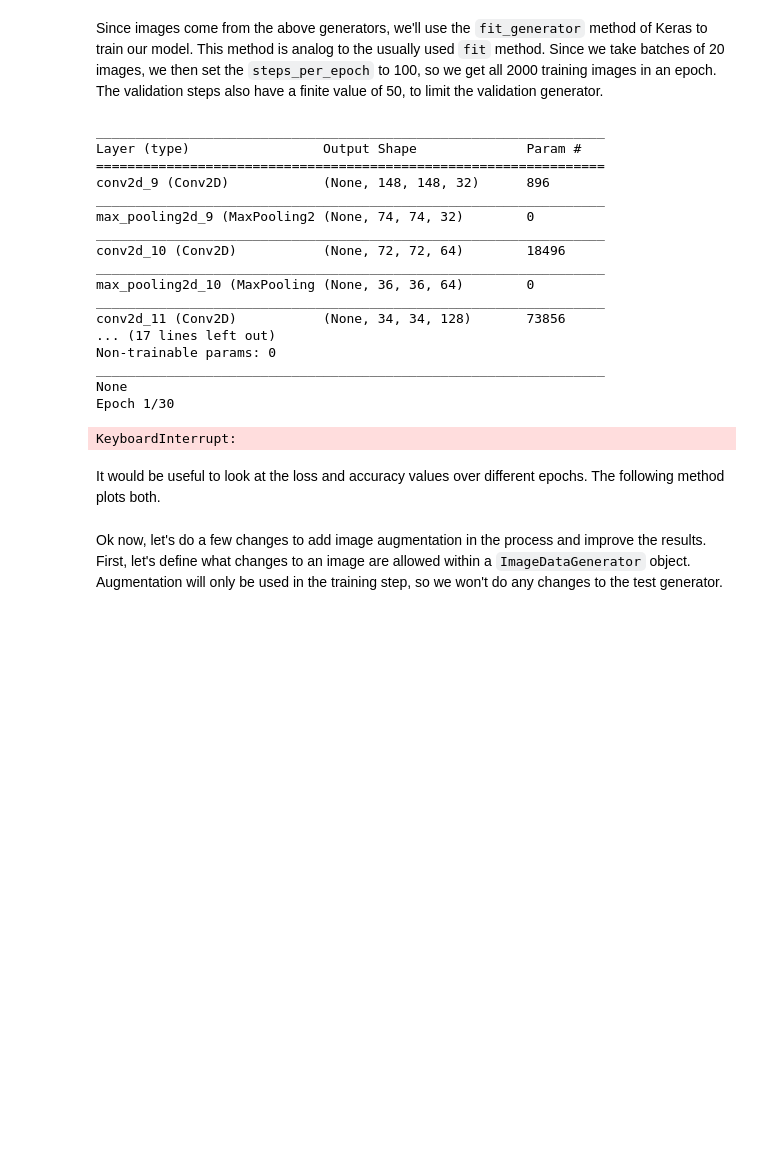
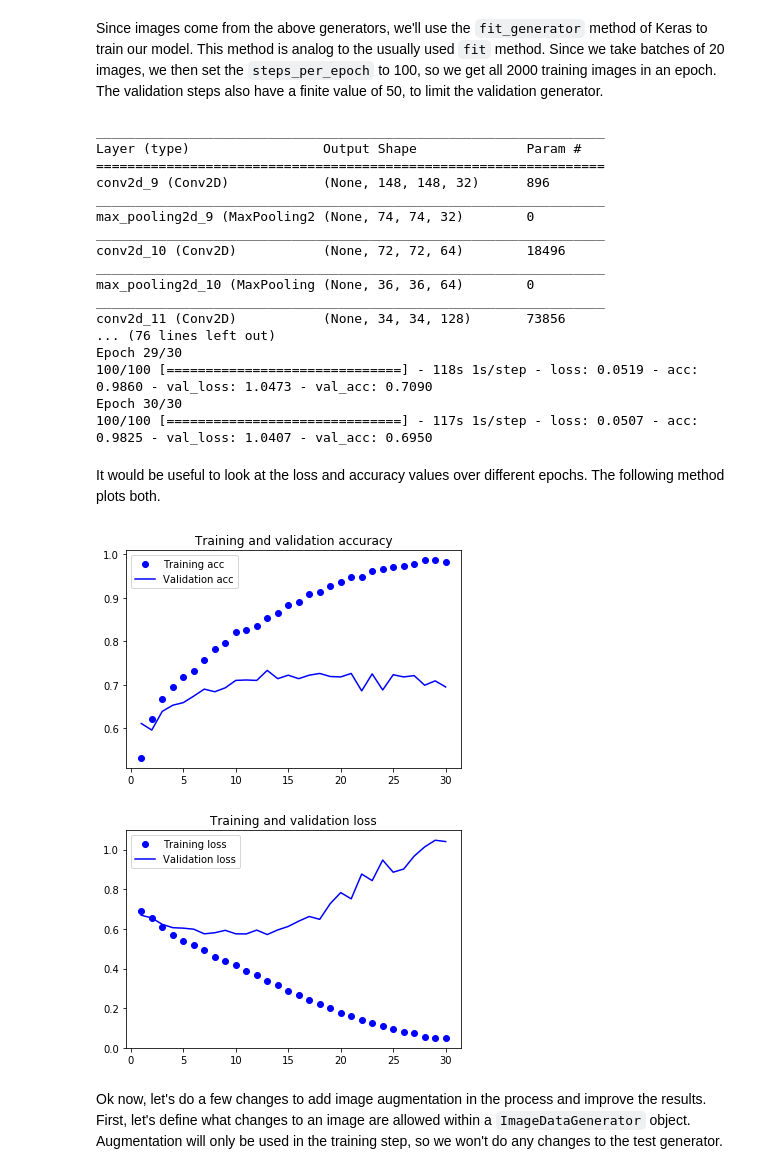
Before and after one commit to mappls/Playfield, a Jupyter notebook: keras/4_convnets_augmentation_dogscats.ipynb, the cells around one changed output. Cells and saved outputs as stored; diff of their text form; code cells hidden in the pictures; blank space fills up the shorter version.

```diff
--- a/keras/4_convnets_augmentation_dogscats.ipynb
+++ b/keras/4_convnets_augmentation_dogscats.ipynb
@@ -15,7 +17,7 @@ import os
 # %%
 # Change these for your case
-TRAIN_DIR = '/Users/Misko/PycharmProjects/Playfield/data/DogsCatsData/train'
-VALIDATION_DIR = '/Users/Misko/PycharmProjects/Playfield/data/DogsCatsData/validation'
+TRAIN_DIR = 'C:/Users/mp3213/Desktop/Projects/Playfield/data/DogsCatsData/train/'
+VALIDATION_DIR = 'C:/Users/mp3213/Desktop/Projects/Playfield/data/DogsCatsData/validation/'
 # %%
 def create_simple_model(dropout_rate=0):
     """
@@ -91,40 +93,42 @@ _________________________________________________________________
 max_pooling2d_10 (MaxPooling (None, 36, 36, 64)        0
 _________________________________________________________________
 conv2d_11 (Conv2D)           (None, 34, 34, 128)       73856
-... (17 lines left out)
-Non-trainable params: 0
-_________________________________________________________________
-None
-Epoch 1/30
+... (76 lines left out)
+Epoch 29/30
+100/100 [==============================] - 118s 1s/step - loss: 0.0519 - acc: 0.9860 - val_loss: 1.0473 - val_acc: 0.7090
+Epoch 30/30
+100/100 [==============================] - 117s 1s/step - loss: 0.0507 - acc: 0.9825 - val_loss: 1.0407 - val_acc: 0.6950
-KeyboardInterrupt:
 # %% [markdown]
 It would be useful to look at the loss and accuracy values over different epochs. The following method plots both.
 # %%
 def plot_loss_acc(history_object):
     """
     Plots two figures of the loss function and the accuracy metric.
     The input argument takes a history object, which is returned in the model fitting step.
     """
     acc = history_object.history['acc']
-    val_acc = history.history['val_acc']
-    loss = history.history['loss']
-    val_loss = history.history['val_loss']
+    val_acc = history_object.history['val_acc']
+    loss = history_object.history['loss']
+    val_loss = history_object.history['val_loss']
 
     epochs = range(1, len(acc) + 1)
 
     plt.plot(epochs, acc, 'bo', label='Training acc')
     plt.plot(epochs, val_acc, 'b', label='Validation acc')
     plt.title('Training and validation accuracy')
     plt.legend()
 
     plt.figure()
     plt.plot(epochs, loss, 'bo', label='Training loss')
     plt.plot(epochs, val_loss, 'b', label='Validation loss')
     plt.title("Training and validation loss")
     plt.legend()
     plt.show()
 
 plot_loss_acc(history)
+# %% [output]
+[figure, added]
+[figure, added]
 # %% [markdown]
 Ok now, let's do a few changes to add image augmentation in the process and improve the results. First, let's define what changes to an image are allowed within a `ImageDataGenerator` object. Augmentation will only be used in the training step, so we won't do any changes to the test generator.
 # %%
```
Also changed, not shown: parts of 6 cells of this notebook, 1 other file.
